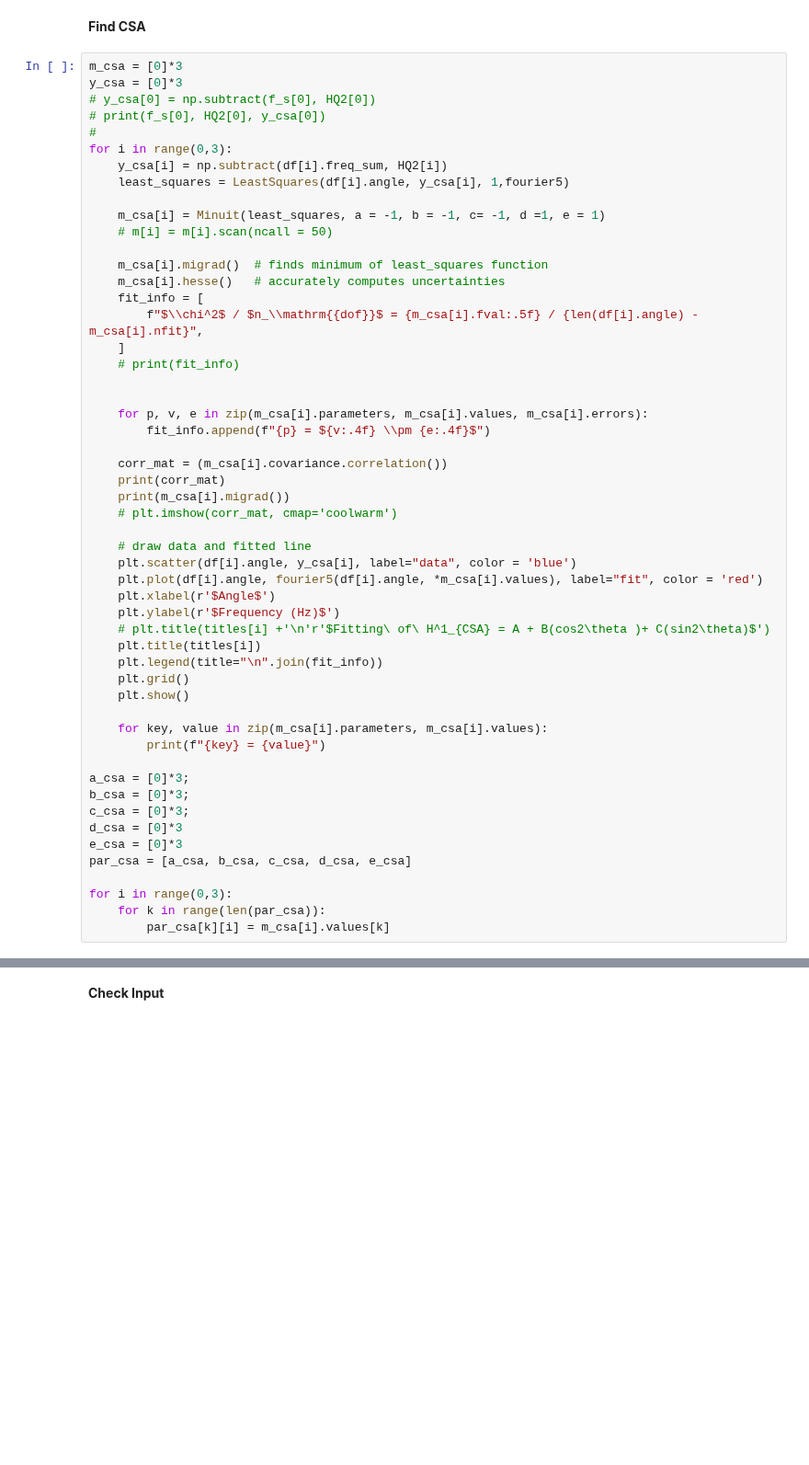
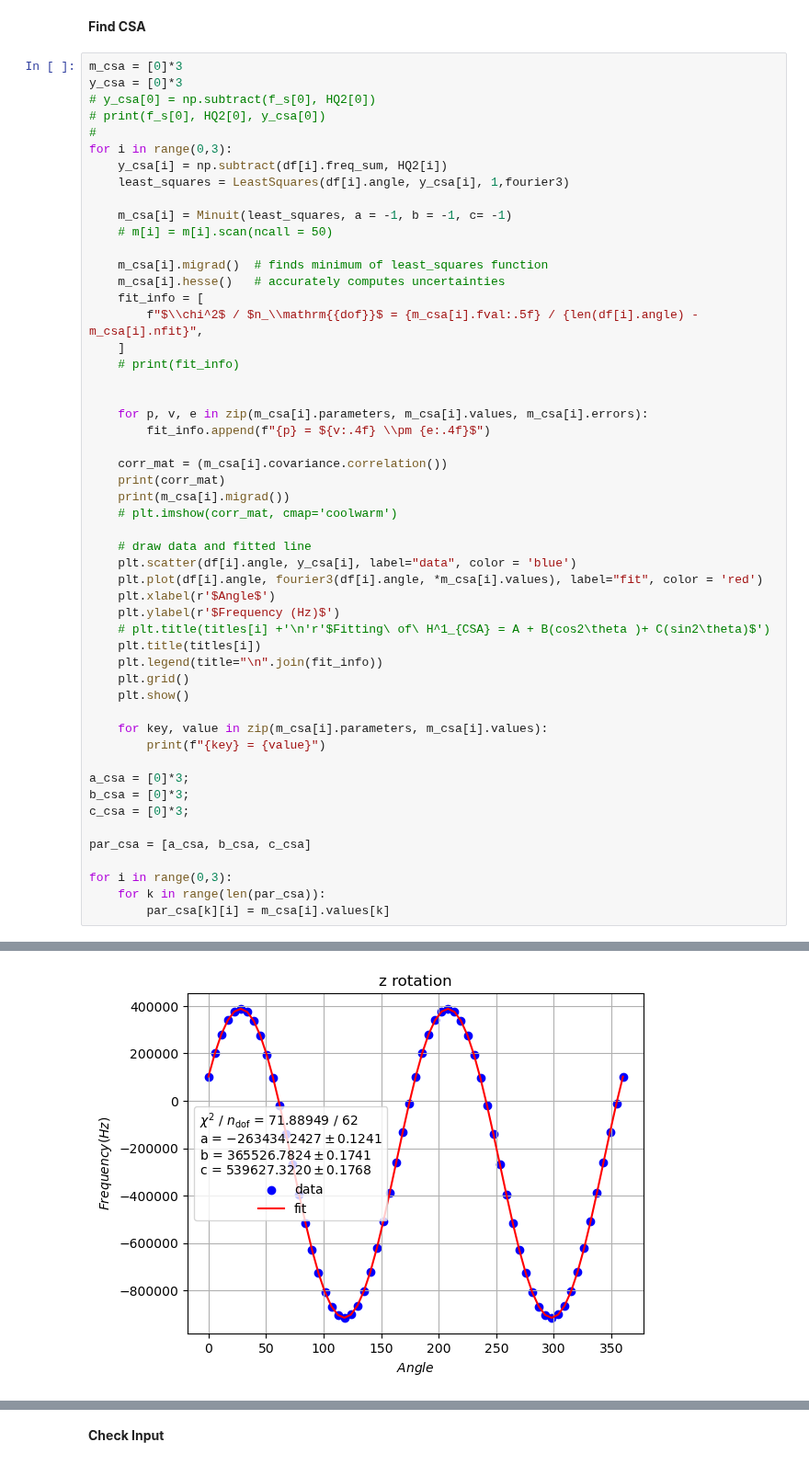
Before and after one commit to AstrobioShiva/Script_project, a Jupyter notebook: NMR_analysis/fitting_B11.ipynb, the cells around one changed output, grey strips where cells are left out. Shown at 92% size. Cells and saved outputs as stored; diff of their text form; blank space fills up the shorter version.

```diff
--- a/NMR_analysis/fitting_B11.ipynb
+++ b/NMR_analysis/fitting_B11.ipynb
@@ -316,9 +339,9 @@ y_csa = [0]*3
 #
 for i in range(0,3):
     y_csa[i] = np.subtract(df[i].freq_sum, HQ2[i])
-    least_squares = LeastSquares(df[i].angle, y_csa[i], 1,fourier5)
+    least_squares = LeastSquares(df[i].angle, y_csa[i], 1,fourier3)
 
-    m_csa[i] = Minuit(least_squares, a = -1, b = -1, c= -1, d =1, e = 1)
+    m_csa[i] = Minuit(least_squares, a = -1, b = -1, c= -1)
     # m[i] = m[i].scan(ncall = 50)
 
     m_csa[i].migrad()  # finds minimum of least_squares function
@@ -339,7 +362,7 @@ for i in range(0,3):
 
     # draw data and fitted line
     plt.scatter(df[i].angle, y_csa[i], label="data", color = 'blue')
-    plt.plot(df[i].angle, fourier5(df[i].angle, *m_csa[i].values), label="fit", color = 'red')
+    plt.plot(df[i].angle, fourier3(df[i].angle, *m_csa[i].values), label="fit", color = 'red')
     plt.xlabel(r'$Angle$')
     plt.ylabel(r'$Frequency (Hz)$')
     # plt.title(titles[i] +'\n'r'$Fitting\ of\ H^1_{CSA} = A + B(cos2\theta )+ C(sin2\theta)$')
@@ -354,10 +377,10 @@ for i in range(0,3):
 a_csa = [0]*3;
 b_csa = [0]*3;
 c_csa = [0]*3;
-d_csa = [0]*3
-e_csa = [0]*3
-par_csa = [a_csa, b_csa, c_csa, d_csa, e_csa]
+
+par_csa = [a_csa, b_csa, c_csa]
 
 for i in range(0,3):
     for k in range(len(par_csa)):
         par_csa[k][i] = m_csa[i].values[k]
+# %% [output]
@@ -363,0 +404 @@ for i in range(0,3):
+[figure, added]
```
Also changed, not shown: parts of 15 cells of this notebook.
